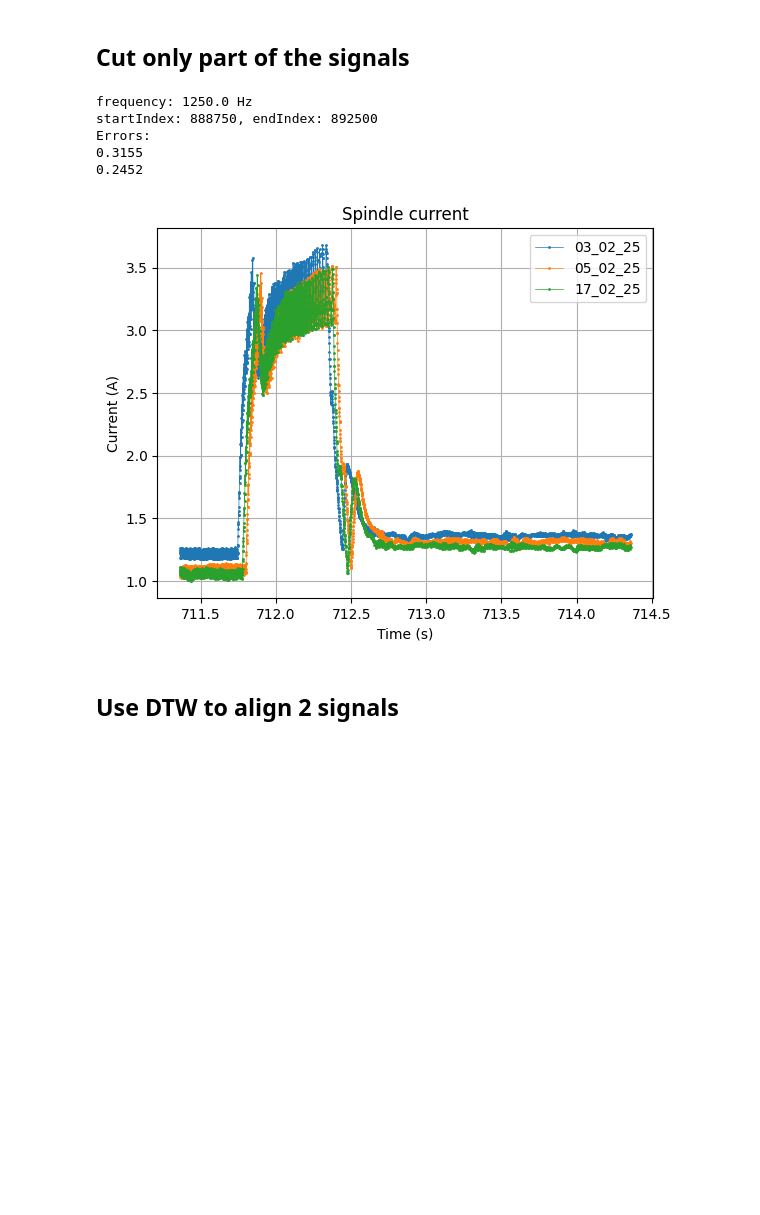
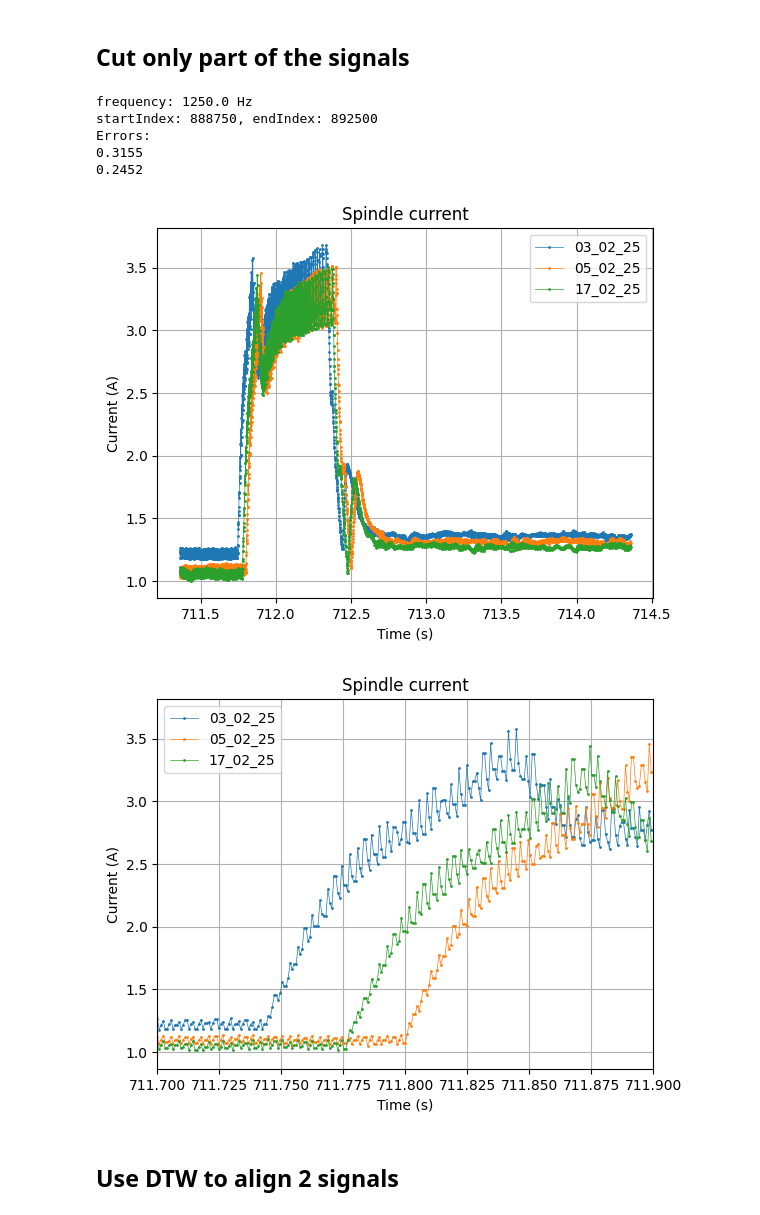
Before and after one commit to opatiny/predictiveMaintenance, a Jupyter notebook: src/notebooks/alignSignals.ipynb, the cells around one changed output. Cells and saved outputs as stored; diff of their text form; code cells hidden in the pictures; blank space fills up the shorter version.

Commit message:
docs: distplay zooms of different alignment methods

```diff
--- a/src/notebooks/alignSignals.ipynb
+++ b/src/notebooks/alignSignals.ipynb
@@ -102,14 +98,9 @@ from utils.getRmse import getRmse
 
 # function to print errors between ref and queries
 def printErrors(ref, queries):
-    errors = []
+    print('Errors:')
     for i in range(len(queries)):
-        error = getRmse(queries[i],ref)
-        errors.append(error)
-
-    print('Errors:')
-    for i, error in enumerate(errors):
-        # error rounded to 2 decimal places
+        error = getRmse(ref,queries[i])
         print(round(error, 4))
 # %%
 frequency = 1/(times[0][1] - times[0][0]) # seconds
@@ -122,33 +113,47 @@ endTime = 714 # seconds
 startIndex = int(startTime * frequency)
 endIndex = int(endTime * frequency)
 
 print(f'startIndex: {startIndex}, endIndex: {endIndex}')
 
 cutSignals = [signal[startIndex:endIndex] for signal in signals]
 cutTimes = [time[startIndex:endIndex] for time in times]
 
 
 # compute errors
 printErrors(cutSignals[0], cutSignals[1:])
 
 
 # plot signals
 plt.figure()
 # plot all signals in one plot
 for i in range(len(cutSignals)):
     plt.plot(cutTimes[i], cutSignals[i],"o-", markersize=1, lw = 0.5, label=dates[i],)
 plt.legend()
 plt.title('Spindle current')
 plt.xlabel('Time (s)')
 plt.ylabel('Current (A)')
 plt.grid()
+
+
+# zoom in on the signals
+plt.figure()
+# plot all signals in one plot
+for i in range(len(cutSignals)):
+    plt.plot(cutTimes[i], cutSignals[i],"o-", markersize=1, lw = 0.5, label=dates[i],)
+plt.legend()
+plt.title('Spindle current')
+plt.xlabel('Time (s)')
+plt.ylabel('Current (A)')
+plt.xlim(711.7, 711.9)
+plt.grid()
 # %% [output]
 frequency: 1250.0 Hz
 startIndex: 888750, endIndex: 892500
 Errors:
 0.3155
 0.2452
 [figure]
+[figure, added]
 # %% [markdown]
 ## Use DTW to align 2 signals
 # %%
```
Also changed, not shown: parts of 4 cells of this notebook, 4 other files.
